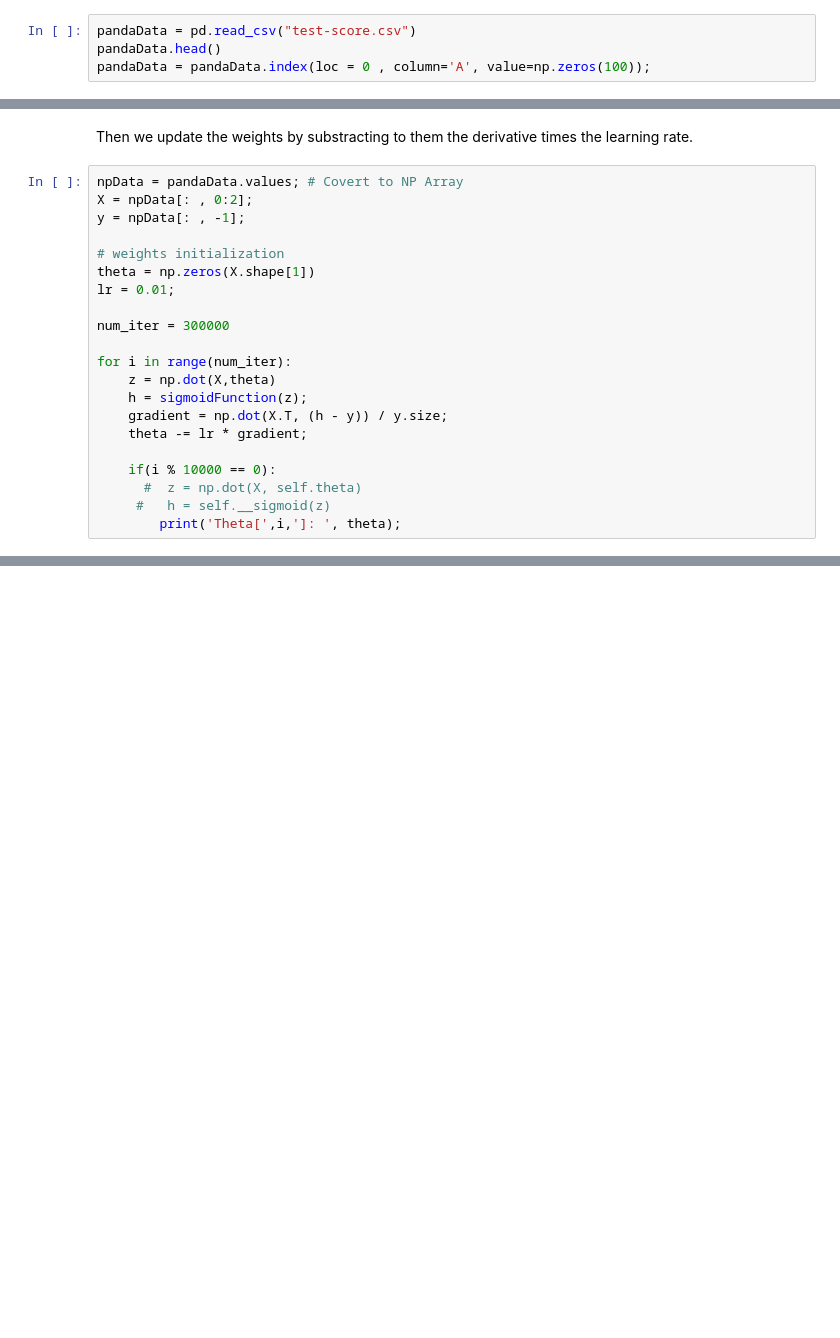
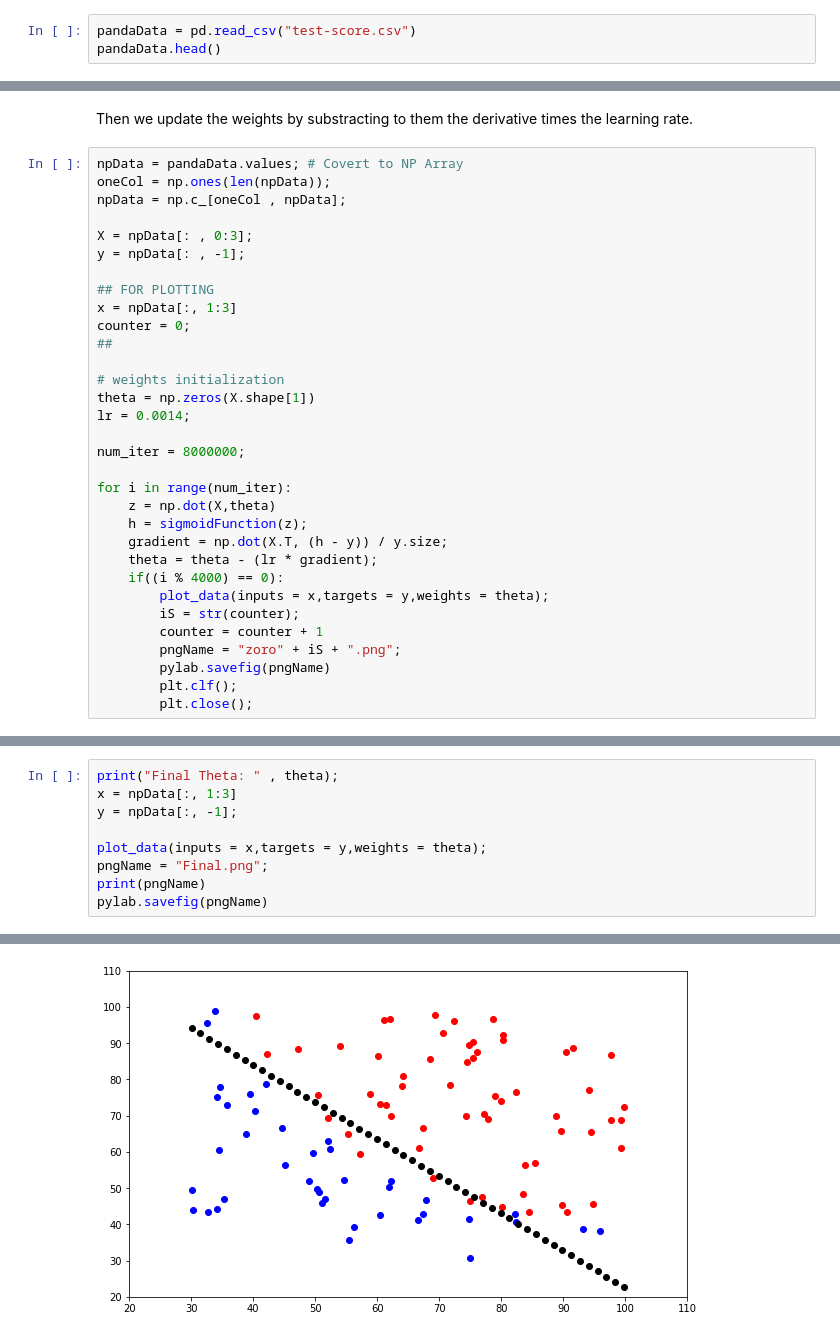
Before and after one commit to Lauro199471/Machine-Learning, a Jupyter notebook: Chapter 3 - Logistic Regression/logisticRegression.ipynb, the cells around one changed output, grey strips where cells are left out. Cells and saved outputs as stored; diff of their text form; blank space fills up the shorter version.

```diff
--- a/Chapter 3 - Logistic Regression/logisticRegression.ipynb
+++ b/Chapter 3 - Logistic Regression/logisticRegression.ipynb
@@ -11,5 +37,4 @@ from pprint import pprint
 # %%
 pandaData = pd.read_csv("test-score.csv")
 pandaData.head()
-pandaData = pandaData.index(loc = 0 , column='A', value=np.zeros(100));
 # %% [output]
@@ -96,22 +128,33 @@ print(gradient)
 Then we update the weights by substracting to them the derivative times the learning rate.
 # %%
 npData = pandaData.values; # Covert to NP Array
-X = npData[: , 0:2];
+oneCol = np.ones(len(npData));
+npData = np.c_[oneCol , npData];
+
+X = npData[: , 0:3];
 y = npData[: , -1];
+
+## FOR PLOTTING
+x = npData[:, 1:3]
+counter = 0;
+##
 
 # weights initialization
 theta = np.zeros(X.shape[1])
-lr = 0.01;
+lr = 0.0014;
 
-num_iter = 300000
+num_iter = 8000000;
 
 for i in range(num_iter):
     z = np.dot(X,theta)
     h = sigmoidFunction(z);
     gradient = np.dot(X.T, (h - y)) / y.size;
-    theta -= lr * gradient;
-
-    if(i % 10000 == 0):
-      #  z = np.dot(X, self.theta)
-     #   h = self.__sigmoid(z)
-        print('Theta[',i,']: ', theta);
+    theta = theta - (lr * gradient);
+    if((i % 4000) == 0):
+        plot_data(inputs = x,targets = y,weights = theta);
+        iS = str(counter);
+        counter = counter + 1
+        pngName = "zoro" + iS + ".png";
+        pylab.savefig(pngName)
+        plt.clf();
+        plt.close();
@@ -137,0 +163,10 @@ Theta[ 290000 ]:  [0.56079203 0.10236272]
+# %%
+print("Final Theta: " , theta);
+x = npData[:, 1:3]
+y = npData[:, -1];
+
+plot_data(inputs = x,targets = y,weights = theta);
+pngName = "Final.png";
+print(pngName)
+pylab.savefig(pngName)
+# %% [output]
@@ -137,0 +175 @@ Theta[ 290000 ]:  [0.56079203 0.10236272]
+[figure, added]
```
Also changed, not shown: parts of 10 cells of this notebook, 3 other files.
